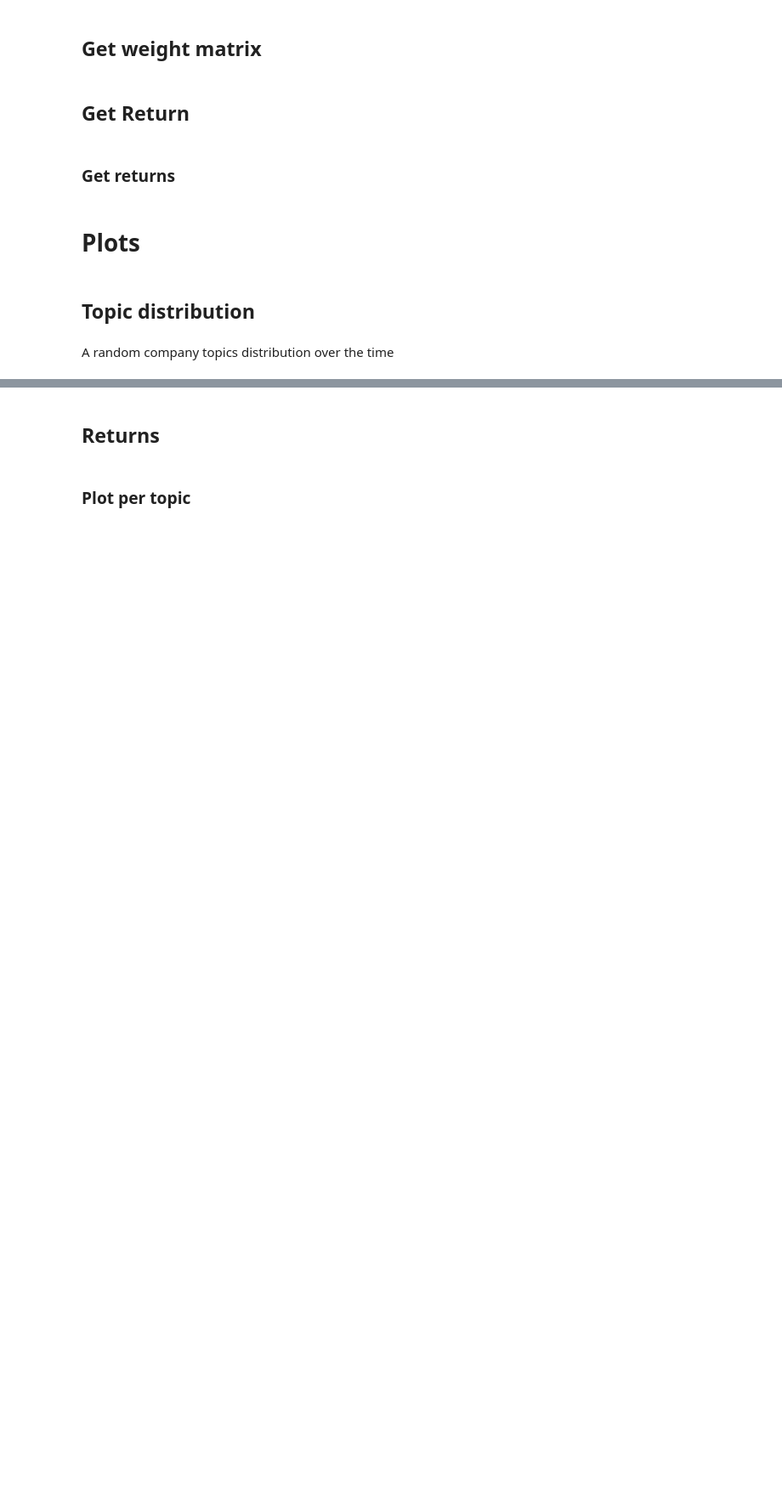
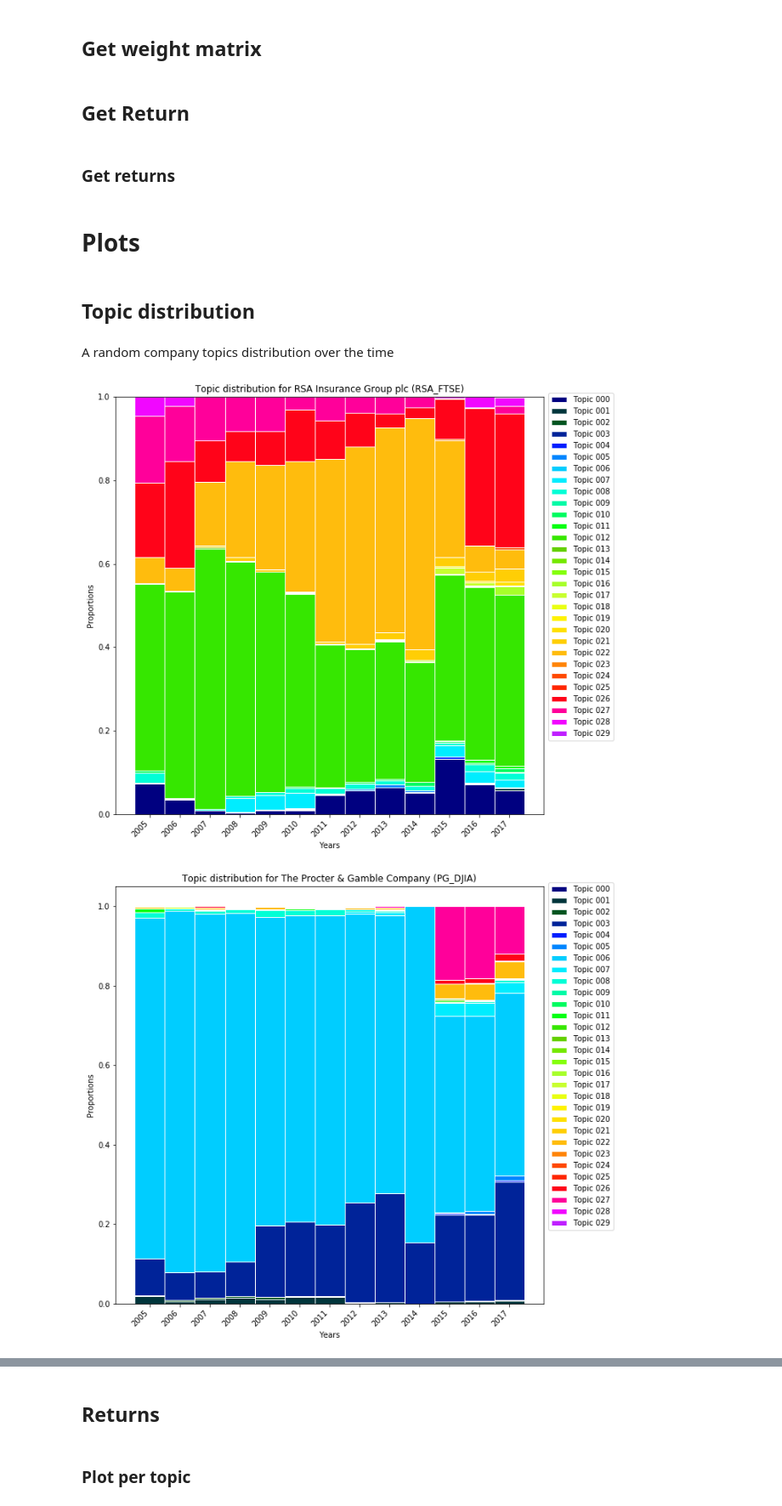
Before and after one commit to Arisiru/dtm-reports-analysis, a Jupyter notebook: notebooks/result_interpretation.ipynb, the cells around one changed output, grey strips where cells are left out. Shown: that part at 85% size. Drawn from its saved outputs; the diff is of its cells as text; code cells hidden in the pictures; blank space fills up the shorter version.

Commit message:
Added plotting topic distribuions

```diff
--- a/notebooks/result_interpretation.ipynb
+++ b/notebooks/result_interpretation.ipynb
@@ -421,0 +428,2 @@ with open(os.path.join(dir_result_portfolio, "results-base-line.csv"), 'w') as f
+# %%
+topics_names = [("Topic %03d" % x) for x in range(number_of_topics)]
@@ -423,3 +438,6 @@ with open(os.path.join(dir_result_portfolio, "results-base-line.csv"), 'w') as f
 ## Topic distribution
 # %% [markdown]
 A random company topics distribution over the time
+# %%
+dir_topic_proportion_plots = os.path.join(dir_result_interpretation, 'topics_proportions_plots')
+file_tickers_for_analysis = os.path.join(dir_tickers, 'tiker_for_analysis.data')
@@ -425,0 +447,2 @@ A random company topics distribution over the time
+# %%
+topic_proportions_data = {}
@@ -425,0 +458,41 @@ A random company topics distribution over the time
+# %%
+def plot_ticker_topic_distribution(ticker):
+    f, ax = plt.subplots(1, 1, figsize=(10, 10))
+
+    bar_width = 1
+    bar_l = [i for i in range(len(year_series))]
+    tick_pos = [i for i in bar_l]
+
+    ax.set_title("Topic distribution for %s (%s)" % (companies_names[ticker], ticker))
+    ax.set_ylabel("Proportions")
+    ax.set_xlabel("Years")
+
+    on_bottom = [float(0)]*len(year_series)
+
+    for topic_id in range(number_of_topics):
+        plot_data = [topic_proportions_data[year][ticker][topic_id] for year in year_series]
+        ax.bar(bar_l, plot_data, bottom=on_bottom, label=topics_names[topic_id],
+               color=colors_topic[topic_id], width=bar_width, edgecolor='white')
+        on_bottom = [previous + current for previous, current in zip(on_bottom, plot_data)]
+
+    plt.xticks(tick_pos, year_series)
+    plt.setp(plt.gca().get_xticklabels(), rotation=45, horizontalalignment='right')
+
+    handles, labels = ax.get_legend_handles_labels()
+    lgd = ax.legend(handles, labels, bbox_to_anchor=(1.002, 1.019), loc=2, ncol=1)
+
+    if random.randint(1, 101) > 80:
+        plt.show()
+
+    #save plot
+    pp = PdfPages(os.path.join(dir_topic_proportion_plots, "%s.pdf" % ticker))
+    plt.savefig(pp, format='pdf', bbox_extra_artists=(lgd,), bbox_inches='tight')
+    pp.close()
+
+    plt.close()
+# %%
+for ticker in tickers_set:
+    plot_ticker_topic_distribution(ticker)
+# %% [output]
+[figure, added]
+[figure, added]
```
Also changed, not shown: parts of 11 cells of this notebook.
